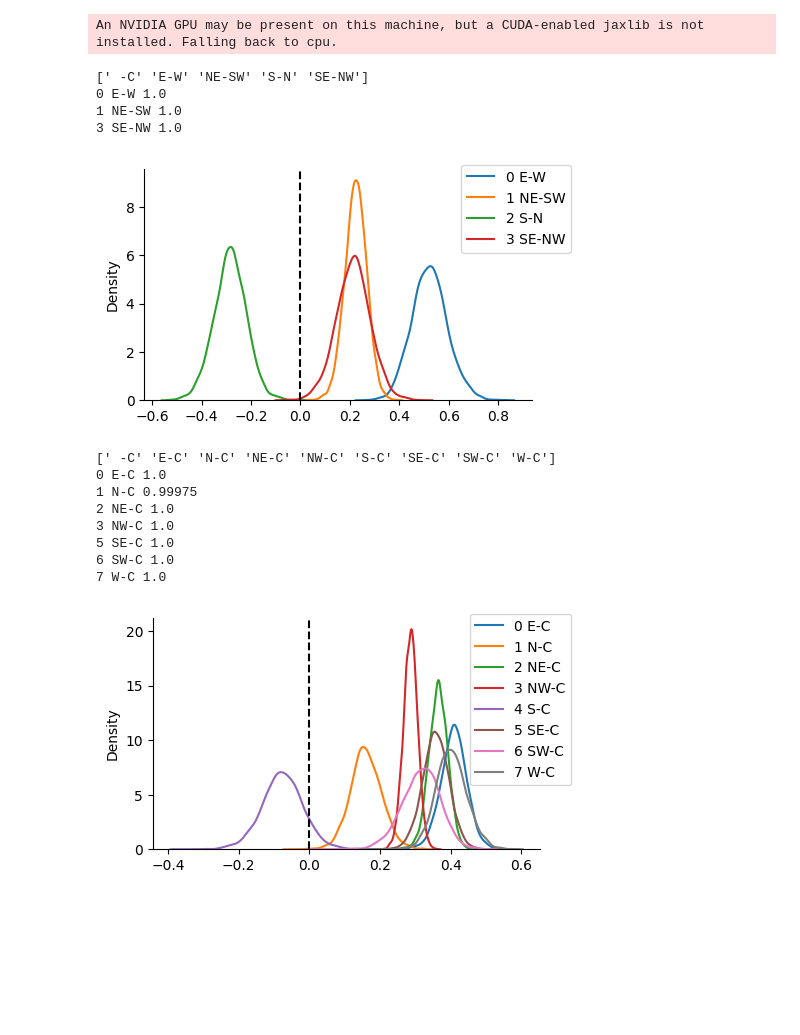
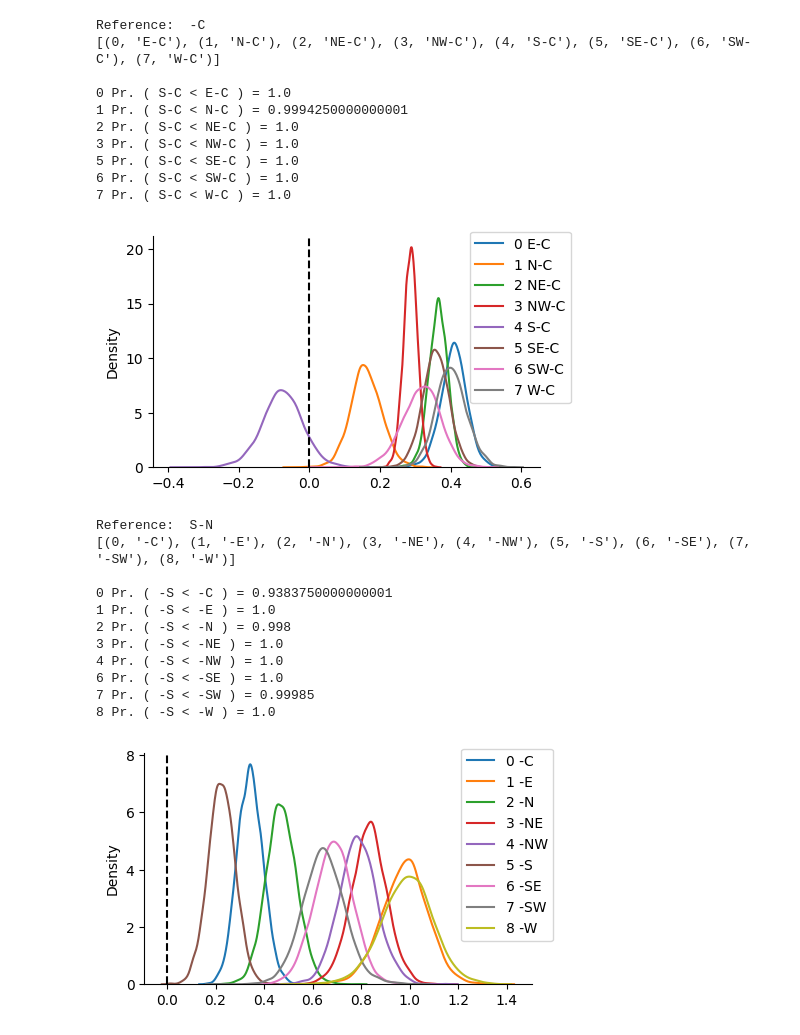
Before and after one commit to hbmep/rat-mapping, a Jupyter notebook: notebooks/log-hierarchical/l-circ/core__hbe.ipynb, the cells around one changed output. Saved outputs shown, nothing was run; the diff lists cells and outputs as text; code cells hidden in the pictures; blank space fills up the shorter version.

```diff
--- a/notebooks/log-hierarchical/l-circ/core__hbe.ipynb
+++ b/notebooks/log-hierarchical/l-circ/core__hbe.ipynb
@@ -27,7 +28,7 @@ from constants import (
 mpl.rcParams['axes.spines.right'] = False
 mpl.rcParams['axes.spines.top'] = False
 # %%
-def load(build_dir, ref=0):
+def load(key, build_dir, ref=0):
     src = os.path.join(build_dir, "inference.pkl")
     with open(src, "rb") as f:
         df, encoder_dict, _, posterior_samples, = pickle.load(f)
@@ -36,7 +37,12 @@ def load(build_dir, ref=0):
     with open(src, "rb") as f:
         model, = pickle.load(f)
 
-    print(encoder_dict[model.features[1]].classes_)
+    # print(encoder_dict[model.features[1]].classes_)
+    print(f"Reference: {encoder_dict[model.features[1]].classes_[0]}")
+    print([
+        (c, cat) for c, cat in enumerate(encoder_dict[model.features[1]].classes_[1:])
+    ])
+    print()
 
     param = posterior_samples["a_delta_loc"]
     plt.figure(figsize=(5, 3))
@@ -47,7 +53,23 @@ def load(build_dir, ref=0):
 
     for j in range(param.shape[-1]):
         if j == ref: continue
-        prob = (np.random.permutation(param[:, ref]) < np.random.permutation(param[:, j])).mean()
-        print(f"{j} {encoder_dict[model.features[1]].classes_[j + 1]} {prob}")
+        num_iters = 10
+        prob = 0
+        for _ in range(num_iters):
+            key, subkey = random.split(key)
+            l = random.permutation(subkey, param[:, ref])
+            key, subkey = random.split(key)
+            r = random.permutation(subkey, param[:, j])
+            l = np.array(l)
+            r = np.array(r)
+            prob += (l < r).mean()
+        prob /= num_iters
 
-    return df, encoder_dict, model, posterior_samples
+        # print(f"{j} {encoder_dict[model.features[1]].classes_[j + 1]} {prob}")
+        print(f"{j} Pr. ( {encoder_dict[model.features[1]].classes_[ref + 1]} < {encoder_dict[model.features[1]].classes_[j + 1]} ) = {prob}")
+
+    return key, df, encoder_dict, model, posterior_samples
+# %%
+key = random.PRNGKey(0)
+build_dir = "/home/vishu/repos/rat-mapping-paper/reports/log-hierarchical/L_CIRC/mvn_reference/4000W_4000S_4C_4T_20D_0.95A_mixtureFalse/diam"
+key, df, encoder_dict, model, posterior_samples = load(key, build_dir, ref=2)
@@ -54,23 +85,31 @@ def load(build_dir, ref=0):
 # %%
-build_dir = "/home/vishu/repos/rat-mapping-paper/reports/log-hierarchical/L_CIRC/mvn_reference/4000W_4000S_4C_4T_20D_0.95A_mixtureFalse/diam"
-df, encoder_dict, model, posterior_samples = load(build_dir, ref=2)
+build_dir = "/home/vishu/repos/rat-mapping-paper/reports/log-hierarchical/L_CIRC/mvn_reference/4000W_4000S_4C_4T_20D_0.95A_mixtureFalse/radii"
+key, df, encoder_dict, model, posterior_samples = load(key, build_dir, ref=4)
 # %% [output]
-An NVIDIA GPU may be present on this machine, but a CUDA-enabled jaxlib is not installed. Falling back to cpu.
+Reference:  -C
+[(0, 'E-C'), (1, 'N-C'), (2, 'NE-C'), (3, 'NW-C'), (4, 'S-C'), (5, 'SE-C'), (6, 'SW-C'), (7, 'W-C')]
+
+0 Pr. ( S-C < E-C ) = 1.0
+1 Pr. ( S-C < N-C ) = 0.9994250000000001
+2 Pr. ( S-C < NE-C ) = 1.0
+3 Pr. ( S-C < NW-C ) = 1.0
+5 Pr. ( S-C < SE-C ) = 1.0
+6 Pr. ( S-C < SW-C ) = 1.0
+7 Pr. ( S-C < W-C ) = 1.0
-[' -C' 'E-W' 'NE-SW' 'S-N' 'SE-NW']
-0 E-W 1.0
-1 NE-SW 1.0
-3 SE-NW 1.0
-[figure, old version]
+[figure, new version]
 # %%
-build_dir = "/home/vishu/repos/rat-mapping-paper/reports/log-hierarchical/L_CIRC/mvn_reference/4000W_4000S_4C_4T_20D_0.95A_mixtureFalse/radii"
-df, encoder_dict, model, posterior_samples = load(build_dir, ref=4)
+build_dir = "/home/vishu/repos/rat-mapping-paper/reports/log-hierarchical/L_CIRC/mvn_reference/4000W_4000S_4C_4T_20D_0.95A_mixtureFalse/vertices"
+key, df, encoder_dict, model, posterior_samples = load(key, build_dir, ref=5)
 # %% [output]
-[' -C' 'E-C' 'N-C' 'NE-C' 'NW-C' 'S-C' 'SE-C' 'SW-C' 'W-C']
-0 E-C 1.0
-1 N-C 0.99975
-2 NE-C 1.0
-3 NW-C 1.0
-5 SE-C 1.0
-6 SW-C 1.0
-7 W-C 1.0
+Reference:  S-N
+[(0, '-C'), (1, '-E'), (2, '-N'), (3, '-NE'), (4, '-NW'), (5, '-S'), (6, '-SE'), (7, '-SW'), (8, '-W')]
+
+0 Pr. ( -S < -C ) = 0.9383750000000001
+1 Pr. ( -S < -E ) = 1.0
+2 Pr. ( -S < -N ) = 0.998
+3 Pr. ( -S < -NE ) = 1.0
+4 Pr. ( -S < -NW ) = 1.0
+6 Pr. ( -S < -SE ) = 1.0
+7 Pr. ( -S < -SW ) = 0.99985
+8 Pr. ( -S < -W ) = 1.0
-[figure, old version]
+[figure, new version]
```
Also changed, not shown: parts of 7 cells of this notebook, 1 other file.
